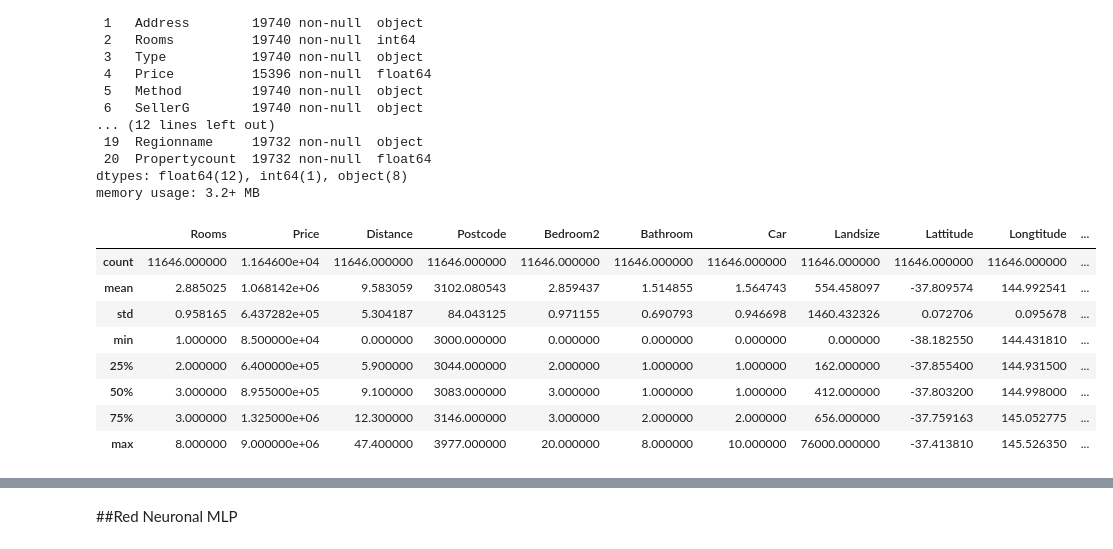
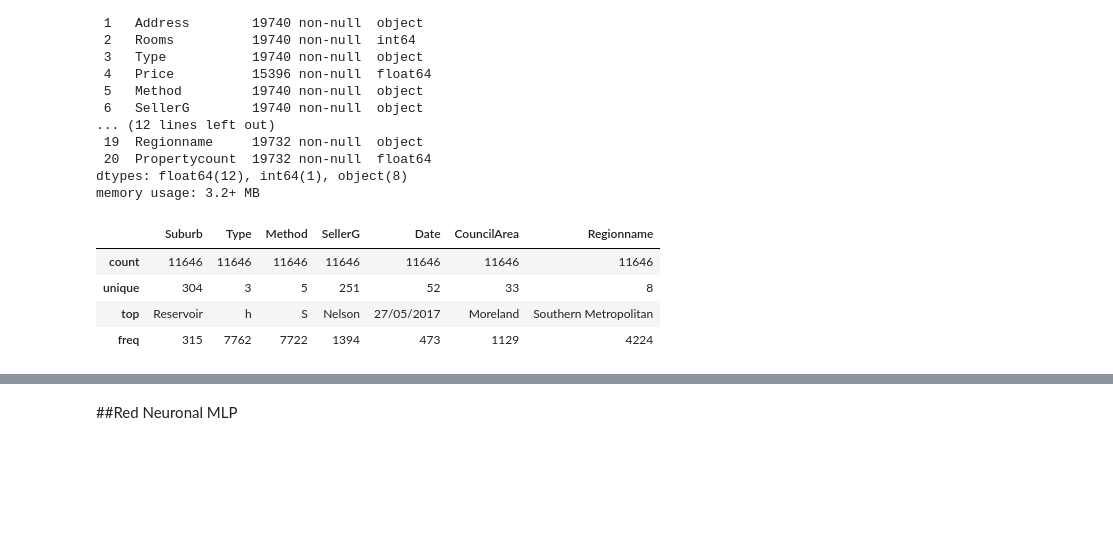
Before and after one commit to K-Viera/Python, a Jupyter notebook: DesicionAnalysis/taller2Final.ipynb, the cells around one changed output, grey strips where cells are left out. Saved outputs shown, nothing was run; the diff lists cells and outputs as text; code cells hidden in the pictures; blank space fills up the shorter version.

```diff
--- a/DesicionAnalysis/taller2Final.ipynb
+++ b/DesicionAnalysis/taller2Final.ipynb
@@ -156,7 +145,7 @@ import statsmodels.formula.api as sm
 import matplotlib.pyplot as plt
 import seaborn as sb
 # %%
-df = pd.read_csv('/content/drive/MyDrive/Universidad/Semestre 8/Análisis de Decisiones/Taller 2/Melbourne_housing_extra_data.csv')
+df = pd.read_csv('/content/drive/MyDrive/Colab Notebooks/Data/Melbourne_housing_extra_data.csv')
 df.head()
 # %% [output]
 |  | Suburb | Address | Rooms | Type | Price | Method | SellerG | Date | Distance | Postcode | ... | ... |
@@ -195,17 +184,13 @@ df = df.dropna(subset=["Price"])
 # %%
 df = df.dropna()
 # %%
-df.describe()
+df.describe(include='object')
 # %% [output]
-|  | Rooms | Price | Distance | Postcode | Bedroom2 | Bathroom | Car | Landsize | Lattitude | Longtitude | ... |
-| count | 11646.000000 | 1.164600e+04 | 11646.000000 | 11646.000000 | 11646.000000 | 11646.000000 | 11646.000000 | 11646.000000 | 11646.000000 | 11646.000000 | ... |
-| mean | 2.885025 | 1.068142e+06 | 9.583059 | 3102.080543 | 2.859437 | 1.514855 | 1.564743 | 554.458097 | -37.809574 | 144.992541 | ... |
-| std | 0.958165 | 6.437282e+05 | 5.304187 | 84.043125 | 0.971155 | 0.690793 | 0.946698 | 1460.432326 | 0.072706 | 0.095678 | ... |
-| min | 1.000000 | 8.500000e+04 | 0.000000 | 3000.000000 | 0.000000 | 0.000000 | 0.000000 | 0.000000 | -38.182550 | 144.431810 | ... |
-| 25% | 2.000000 | 6.400000e+05 | 5.900000 | 3044.000000 | 2.000000 | 1.000000 | 1.000000 | 162.000000 | -37.855400 | 144.931500 | ... |
-| 50% | 3.000000 | 8.955000e+05 | 9.100000 | 3083.000000 | 3.000000 | 1.000000 | 1.000000 | 412.000000 | -37.803200 | 144.998000 | ... |
-| 75% | 3.000000 | 1.325000e+06 | 12.300000 | 3146.000000 | 3.000000 | 2.000000 | 2.000000 | 656.000000 | -37.759163 | 145.052775 | ... |
-| max | 8.000000 | 9.000000e+06 | 47.400000 | 3977.000000 | 20.000000 | 8.000000 | 10.000000 | 76000.000000 | -37.413810 | 145.526350 | ... |
+|  | Suburb | Type | Method | SellerG | Date | CouncilArea | Regionname |
+| count | 11646 | 11646 | 11646 | 11646 | 11646 | 11646 | 11646 |
+| unique | 304 | 3 | 5 | 251 | 52 | 33 | 8 |
+| top | Reservoir | h | S | Nelson | 27/05/2017 | Moreland | Southern Metropolitan |
+| freq | 315 | 7762 | 7722 | 1394 | 473 | 1129 | 4224 |
 # %%
 formulaMV = 'Price ~ Rooms + Distance + Postcode +Bedroom2 + Bathroom +Car + Landsize + Lattitude + Longtitude + Propertycount '
 modelMV = sm.ols(formula = formulaMV, data = df)
```
Also changed, not shown: parts of 55 cells of this notebook.
